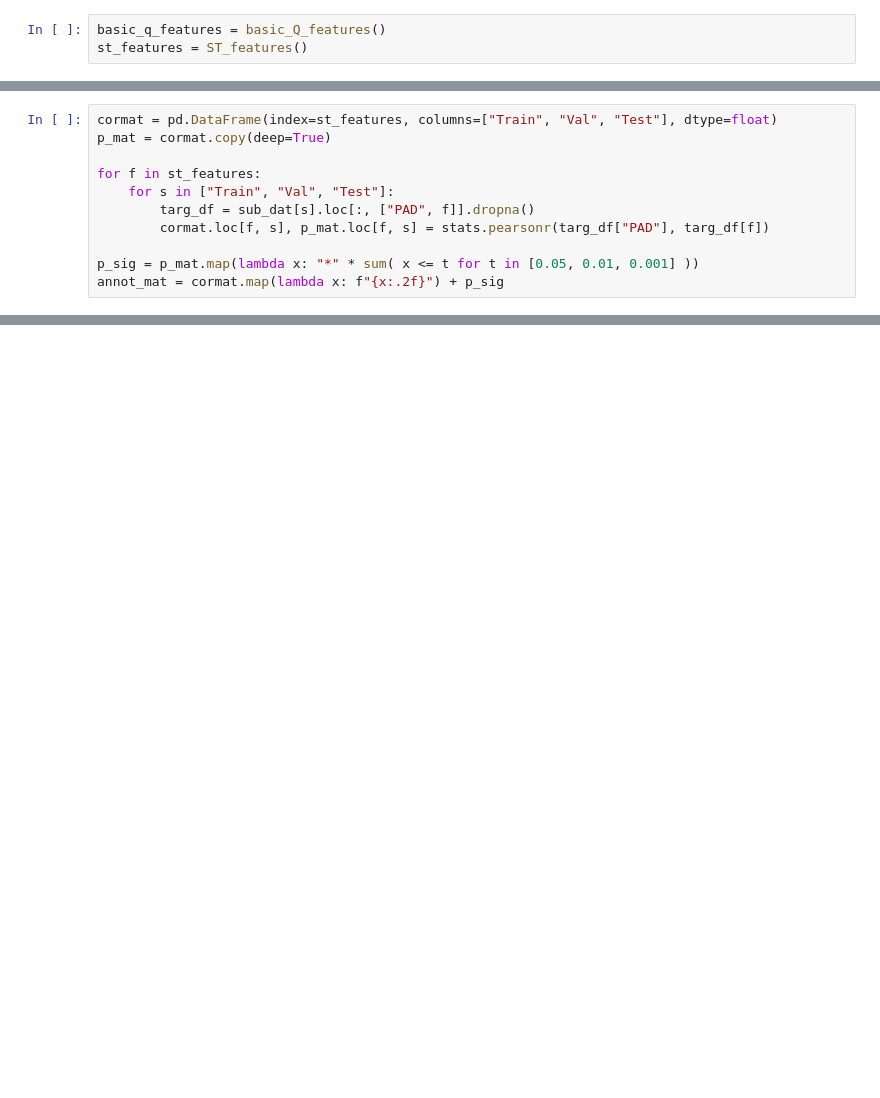
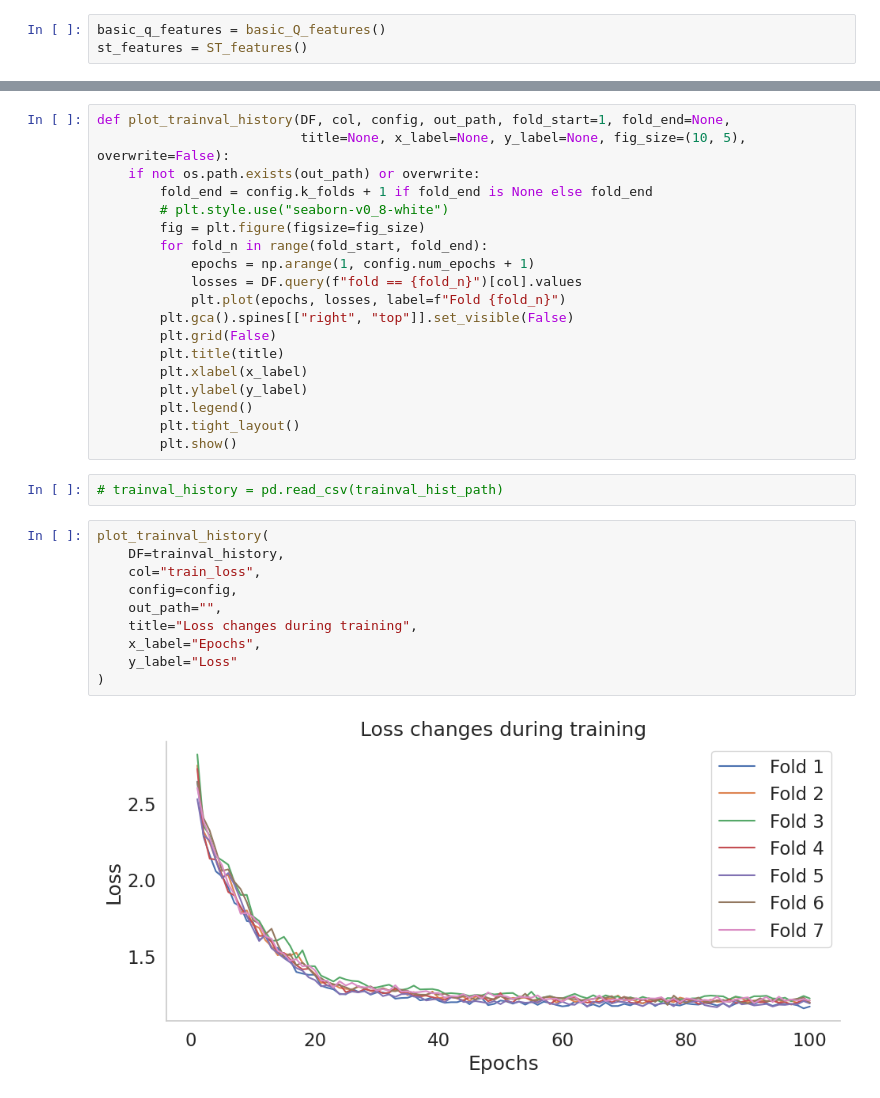
Before and after one commit to Pin-Wei/Age-pred-DL, a Jupyter notebook: tmp/gen_derivatives.ipynb, the cells around one changed output, grey strips where cells are left out. Cells and saved outputs as stored; diff of their text form; blank space fills up the shorter version.

```diff
--- a/tmp/gen_derivatives.ipynb
+++ b/tmp/gen_derivatives.ipynb
@@ -66,11 +157,0 @@ Test (N = 64): 6.211
-# %%
-cormat = pd.DataFrame(index=st_features, columns=["Train", "Val", "Test"], dtype=float)
-p_mat = cormat.copy(deep=True)
-
-for f in st_features:
-    for s in ["Train", "Val", "Test"]:
-        targ_df = sub_dat[s].loc[:, ["PAD", f]].dropna()
-        cormat.loc[f, s], p_mat.loc[f, s] = stats.pearsonr(targ_df["PAD"], targ_df[f])
-
-p_sig = p_mat.map(lambda x: "*" * sum( x <= t for t in [0.05, 0.01, 0.001] ))
-annot_mat = cormat.map(lambda x: f"{x:.2f}") + p_sig
@@ -89,0 +198,33 @@ plt.tight_layout()
+# %%
+def plot_trainval_history(DF, col, config, out_path, fold_start=1, fold_end=None,
+                          title=None, x_label=None, y_label=None, fig_size=(10, 5), overwrite=False):
+    if not os.path.exists(out_path) or overwrite:
+        fold_end = config.k_folds + 1 if fold_end is None else fold_end
+        # plt.style.use("seaborn-v0_8-white")
+        fig = plt.figure(figsize=fig_size)
+        for fold_n in range(fold_start, fold_end):
+            epochs = np.arange(1, config.num_epochs + 1)
+            losses = DF.query(f"fold == {fold_n}")[col].values
+            plt.plot(epochs, losses, label=f"Fold {fold_n}")
+        plt.gca().spines[["right", "top"]].set_visible(False)
+        plt.grid(False)
+        plt.title(title)
+        plt.xlabel(x_label)
+        plt.ylabel(y_label)
+        plt.legend()
+        plt.tight_layout()
+        plt.show()
+# %%
+# trainval_history = pd.read_csv(trainval_hist_path)
+# %%
+plot_trainval_history(
+    DF=trainval_history,
+    col="train_loss",
+    config=config,
+    out_path="",
+    title="Loss changes during training",
+    x_label="Epochs",
+    y_label="Loss"
+)
+# %% [output]
+[figure, added]
```
Also changed, not shown: parts of 31 cells of this notebook, 3 other files.
